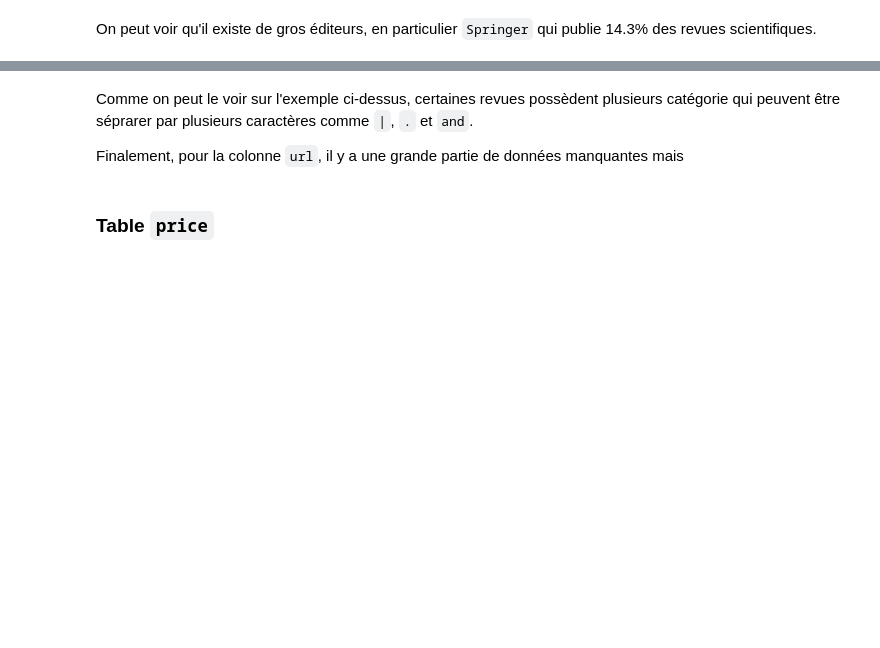
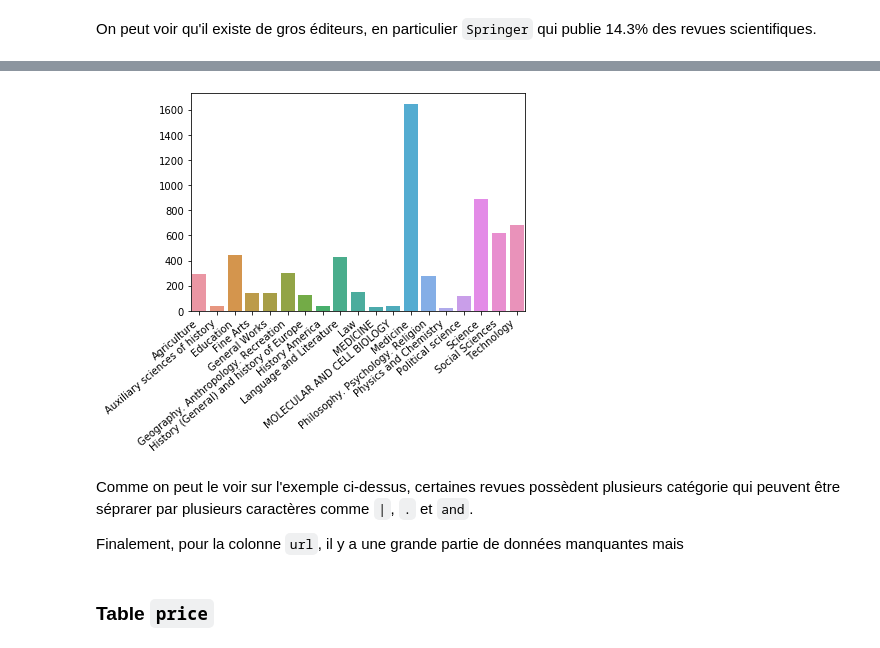
Before and after one commit to Neilero/IFT870-FlourishOA, a Jupyter notebook: examenintra.ipynb, the cells around one changed output, grey strips where cells are left out. Saved outputs shown, nothing was run; the diff lists cells and outputs as text; code cells hidden in the pictures; blank space fills up the shorter version.

```diff
--- a/examenintra.ipynb
+++ b/examenintra.ipynb
@@ -74,3 +112,13 @@ journal["category"][11065:11070]
+# %%
+# show stats about categories
+categories, cat_counts = np.unique(journal["category"].dropna(), return_counts=True)
+categories = np.delete(categories, np.where(cat_counts < 20))
+cat_counts = np.delete(cat_counts, np.where(cat_counts < 20))
+sns.barplot(x=categories, y=cat_counts)
+plt.xticks(rotation=40, ha="right")
+plt.show()
+# %% [output]
+[figure, added]
 # %% [markdown]
 Comme on peut le voir sur l'exemple ci-dessus, certaines revues possèdent plusieurs catégorie qui peuvent être séprarer
 par plusieurs caractères comme `|`, `.` et `and`.
```
Also changed, not shown: parts of 17 cells of this notebook, 1 other file.
